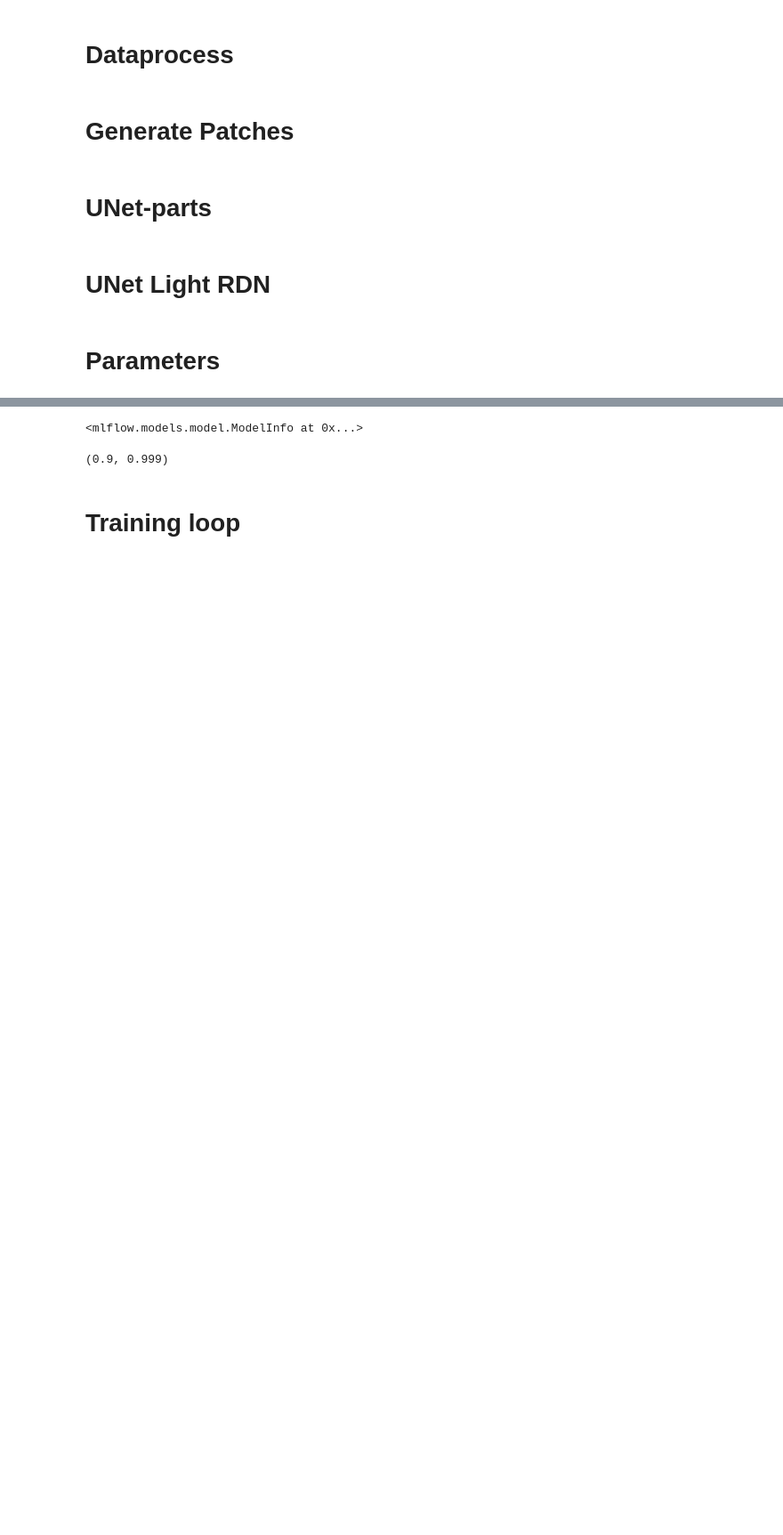
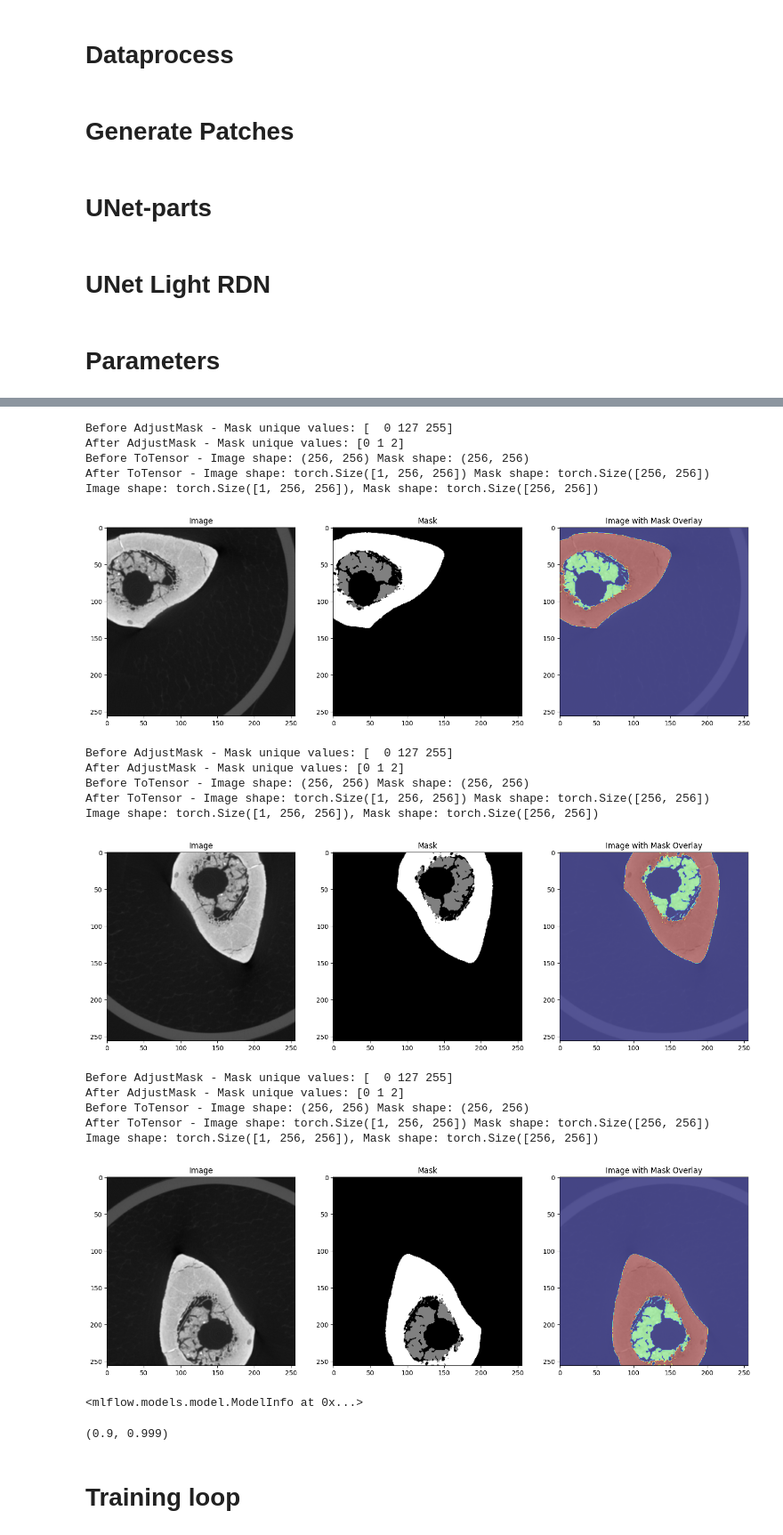
Before and after one commit to N-Van/IA-SeReOs, a Jupyter notebook: training.ipynb, the cells around one changed output, grey strips where cells are left out. Shown at 89% size. Saved outputs shown, nothing was run; the diff lists cells and outputs as text; code cells hidden in the pictures; blank space fills up the shorter version.

Commit message:
training without resizing (in progress)

```diff
--- a/training.ipynb
+++ b/training.ipynb
@@ -681,5 +666,15 @@ class UNet_Light_RDN(nn.Module):
         x = self.up4(x, x1)
         logits = self.outc(x)
         return logits
+# %%
+# create train transform
+train_transform = transforms.Compose([Augmentation(), #config['output_size']
+                                                    AdjustMask(class_num=class_num),
+                                                    Normalize(max=255, min=0),
+                                                    ToTensor()])
+
+val_transform = transforms.Compose([AdjustMask(class_num=class_num),
+                                                    Normalize(max=255, min=0),
+                                                    ToTensor()])
 # %% [markdown]
 # Parameters
@@ -713 +855,70 @@ mlflow.log_metric("mean_dirt_ratio", mean_ratios[2])
+# %%
+# Visual inspection
+def visualize_patch(dataset, idx):
+    sample = dataset[idx]
+    image = sample['image']
+    mask = sample['mask']
+
+    # Debugging: Check that image and mask have the same dimensions
+    assert image.shape[-2:] == mask.shape, f"Size mismatch: image shape {image.shape} vs mask shape {mask.shape}"
+    print(f"Image shape: {image.shape}, Mask shape: {mask.shape}")
+
+    plt.figure(figsize=(18, 6))
+
+    # Adjust visualization for the image
+    plt.subplot(1, 3, 1)
+    plt.title("Image")
+    if image.ndim == 2:  # Grayscale image
+        plt.imshow(image, cmap='gray')
+    elif image.ndim == 3:  # Multichannel image
+        if image.shape[0] == 1:  # Single channel but 3D (like [1, H, W])
+            plt.imshow(image[0], cmap='gray')
+        else:  # RGB or other multi-channel format
+            plt.imshow(image.permute(1, 2, 0))
+
+    # Visualize the mask
+    plt.subplot(1, 3, 2)
+    plt.title("Mask")
+    plt.imshow(mask, cmap='gray')
+
+    # Overlay mask on image
+    plt.subplot(1, 3, 3)
+    plt.title("Image with Mask Overlay")
+    if image.ndim == 3 and image.shape[0] == 1:
+        image = image[0]  # Convert to 2D for display
+    plt.imshow(image, cmap='gray', alpha=0.5)
+    plt.imshow(mask, cmap='jet', alpha=0.5)
+
+    plt.show()
+
+# Convert filtered patches back to DataFrame (if needed)
+filtered_train_patches_df = pd.DataFrame(filtered_train_patches, columns=["filename", "top", "left", "height", "width"])
+filtered_val_patches_df = pd.DataFrame(filtered_val_patches, columns=["filename", "top", "left", "height", "width"])
+
+# Create the dataset and dataloaders for the full dataset
+train_dataset = HDF52D(filtered_train_patches_df.values.tolist(), filtered_val_patches_df.values.tolist(), train_transform=train_transform, val_transform=val_transform)
+train_data_loader = DataLoader(dataset=train_dataset, batch_size=batch_size, shuffle=True, num_workers=0)  # num_workers=0 for debugging
+
+# Visualize a few patches from the training dataset
+for i in range(3):
+    visualize_patch(train_dataset, i)
+# %% [output]
+Before AdjustMask - Mask unique values: [  0 127 255]
+After AdjustMask - Mask unique values: [0 1 2]
+Before ToTensor - Image shape: (256, 256) Mask shape: (256, 256)
+After ToTensor - Image shape: torch.Size([1, 256, 256]) Mask shape: torch.Size([256, 256])
+Image shape: torch.Size([1, 256, 256]), Mask shape: torch.Size([256, 256])
+[figure, added]
+Before AdjustMask - Mask unique values: [  0 127 255]
+After AdjustMask - Mask unique values: [0 1 2]
+Before ToTensor - Image shape: (256, 256) Mask shape: (256, 256)
+After ToTensor - Image shape: torch.Size([1, 256, 256]) Mask shape: torch.Size([256, 256])
+Image shape: torch.Size([1, 256, 256]), Mask shape: torch.Size([256, 256])
+[figure, added]
+Before AdjustMask - Mask unique values: [  0 127 255]
+After AdjustMask - Mask unique values: [0 1 2]
+Before ToTensor - Image shape: (256, 256) Mask shape: (256, 256)
+After ToTensor - Image shape: torch.Size([1, 256, 256]) Mask shape: torch.Size([256, 256])
+Image shape: torch.Size([1, 256, 256]), Mask shape: torch.Size([256, 256])
+[figure, added]
 # %%
```
Also changed, not shown: parts of 25 cells of this notebook.
